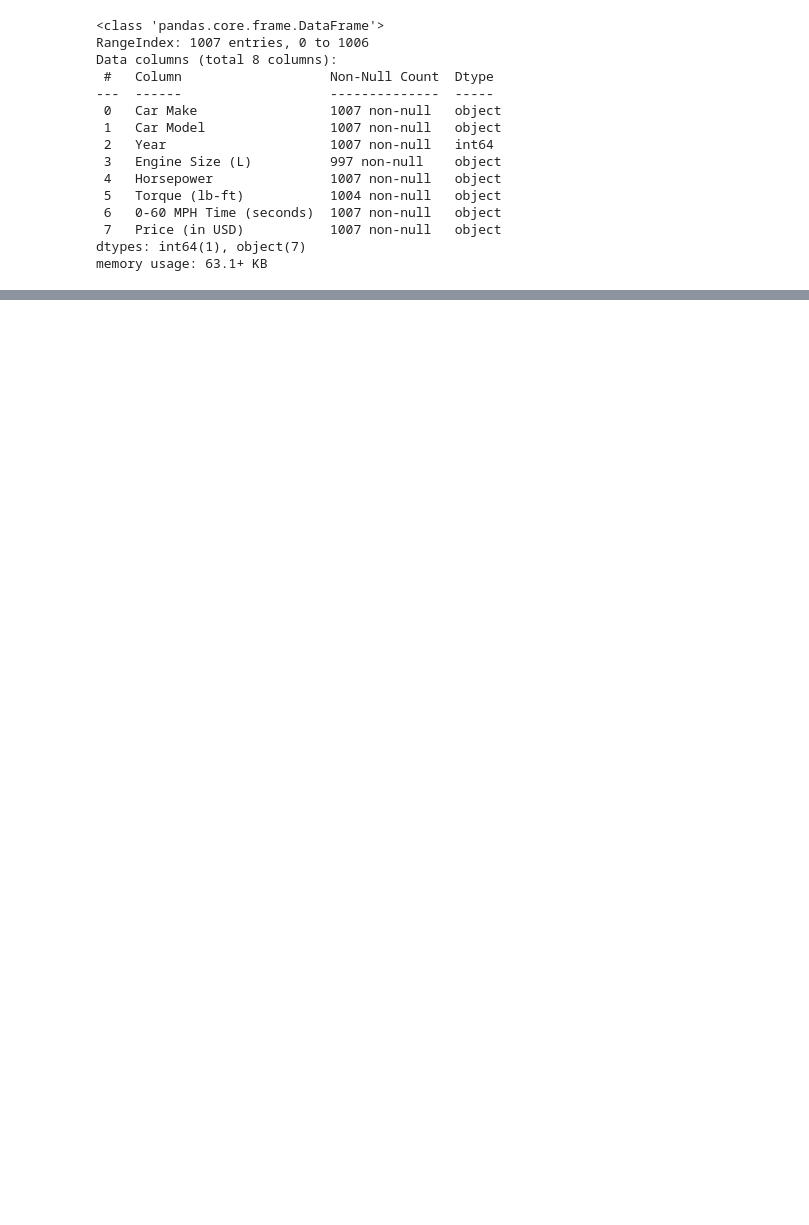
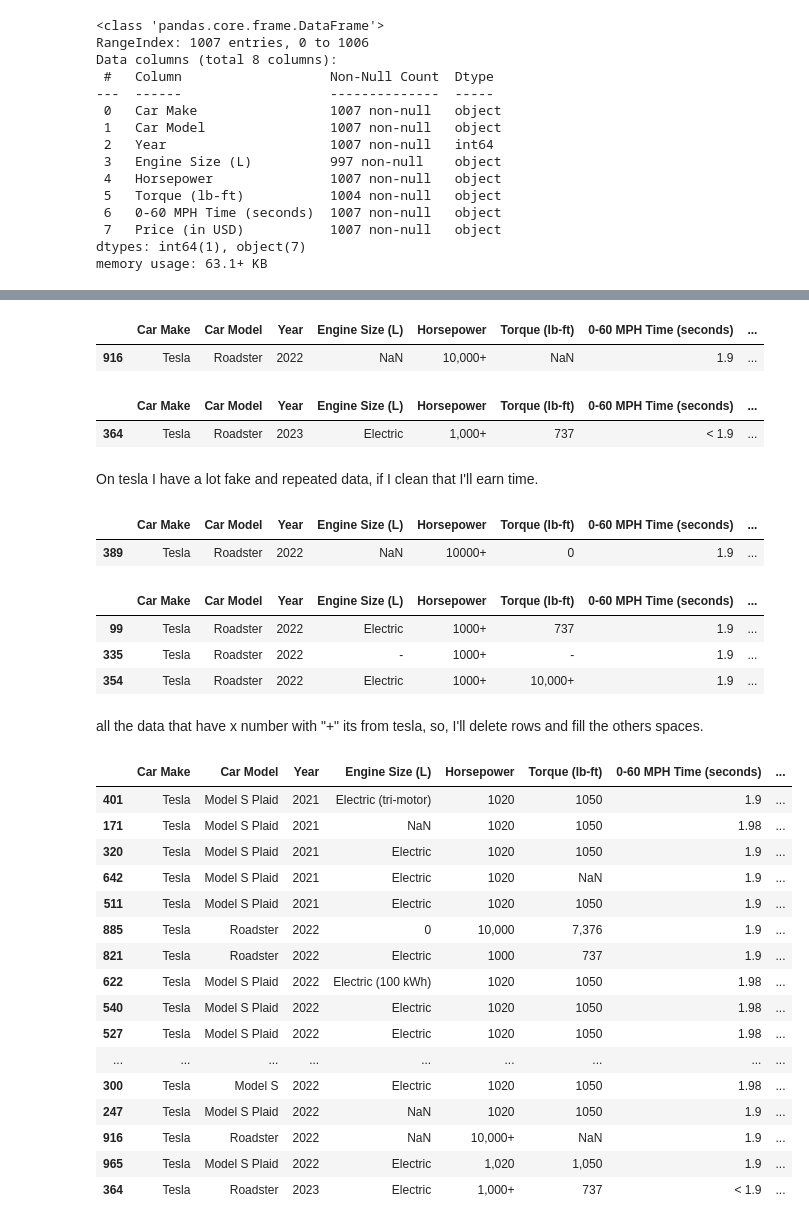
Before and after one commit to AndresDardex/Sports-Cars, a Jupyter notebook: SportCarsAnalysis.ipynb, the cells around one changed output, grey strips where cells are left out. Saved outputs shown, nothing was run; the diff lists cells and outputs as text; code cells hidden in the pictures; blank space fills up the shorter version.

```diff
--- a/SportCarsAnalysis.ipynb
+++ b/SportCarsAnalysis.ipynb
@@ -42,0 +86,3 @@ in the column 'Torque (lb-ft)' I don't care the data that isn't numeric, so, I w
+# %%
+df['Price (in USD)'] = df['Price (in USD)'].str.replace(',','')
+df['Price (in USD)'] = df['Price (in USD)'].astype('int')
@@ -42,0 +100,50 @@ in the column 'Torque (lb-ft)' I don't care the data that isn't numeric, so, I w
+# %%
+df.groupby('Horsepower').get_group('10,000+')
+# %% [output]
+|  | Car Make | Car Model | Year | Engine Size (L) | Horsepower | Torque (lb-ft) | 0-60 MPH Time (seconds) | ... |
+| 916 | Tesla | Roadster | 2022 | NaN | 10,000+ | NaN | 1.9 | ... |
+# %%
+df.groupby('Horsepower').get_group('1,000+')
+# %% [output]
+|  | Car Make | Car Model | Year | Engine Size (L) | Horsepower | Torque (lb-ft) | 0-60 MPH Time (seconds) | ... |
+| 364 | Tesla | Roadster | 2023 | Electric | 1,000+ | 737 | < 1.9 | ... |
+# %%
+# It's weird that I have 2 fake data from tesla.
+tesla = df.groupby('Car Make').get_group('Tesla')
+# %% [markdown]
+On tesla I have a lot fake and repeated data, if I clean that I'll earn time.
+# %%
+# but I have to view all that data or maybe I'll miss something
+df.groupby('Horsepower').get_group('10000+')
+# %% [output]
+|  | Car Make | Car Model | Year | Engine Size (L) | Horsepower | Torque (lb-ft) | 0-60 MPH Time (seconds) | ... |
+| 389 | Tesla | Roadster | 2022 | NaN | 10000+ | 0 | 1.9 | ... |
+# %%
+df.groupby('Horsepower').get_group('1000+')
+# %% [output]
+|  | Car Make | Car Model | Year | Engine Size (L) | Horsepower | Torque (lb-ft) | 0-60 MPH Time (seconds) | ... |
+| 99 | Tesla | Roadster | 2022 | Electric | 1000+ | 737 | 1.9 | ... |
+| 335 | Tesla | Roadster | 2022 | - | 1000+ | - | 1.9 | ... |
+| 354 | Tesla | Roadster | 2022 | Electric | 1000+ | 10,000+ | 1.9 | ... |
+# %% [markdown]
+all the data that have x number with "+" its from tesla, so, I'll delete rows and fill the others spaces.
+# %%
+tesla.sort_values('Year')
+# %% [output]
+|  | Car Make | Car Model | Year | Engine Size (L) | Horsepower | Torque (lb-ft) | 0-60 MPH Time (seconds) | ... |
+| 401 | Tesla | Model S Plaid | 2021 | Electric (tri-motor) | 1020 | 1050 | 1.9 | ... |
+| 171 | Tesla | Model S Plaid | 2021 | NaN | 1020 | 1050 | 1.98 | ... |
+| 320 | Tesla | Model S Plaid | 2021 | Electric | 1020 | 1050 | 1.9 | ... |
+| 642 | Tesla | Model S Plaid | 2021 | Electric | 1020 | NaN | 1.9 | ... |
+| 511 | Tesla | Model S Plaid | 2021 | Electric | 1020 | 1050 | 1.9 | ... |
+| 885 | Tesla | Roadster | 2022 | 0 | 10,000 | 7,376 | 1.9 | ... |
+| 821 | Tesla | Roadster | 2022 | Electric | 1000 | 737 | 1.9 | ... |
+| 622 | Tesla | Model S Plaid | 2022 | Electric (100 kWh) | 1020 | 1050 | 1.98 | ... |
+| 540 | Tesla | Model S Plaid | 2022 | Electric | 1020 | 1050 | 1.98 | ... |
+| 527 | Tesla | Model S Plaid | 2022 | Electric | 1020 | 1050 | 1.98 | ... |
+| ... | ... | ... | ... | ... | ... | ... | ... | ... |
+| 300 | Tesla | Model S | 2022 | Electric | 1020 | 1050 | 1.98 | ... |
+| 247 | Tesla | Model S Plaid | 2022 | NaN | 1020 | 1050 | 1.9 | ... |
+| 916 | Tesla | Roadster | 2022 | NaN | 10,000+ | NaN | 1.9 | ... |
+| 965 | Tesla | Model S Plaid | 2022 | Electric | 1,020 | 1,050 | 1.9 | ... |
+| 364 | Tesla | Roadster | 2023 | Electric | 1,000+ | 737 | < 1.9 | ... |
```
Also changed, not shown: parts of 39 cells of this notebook, 2 other files.
